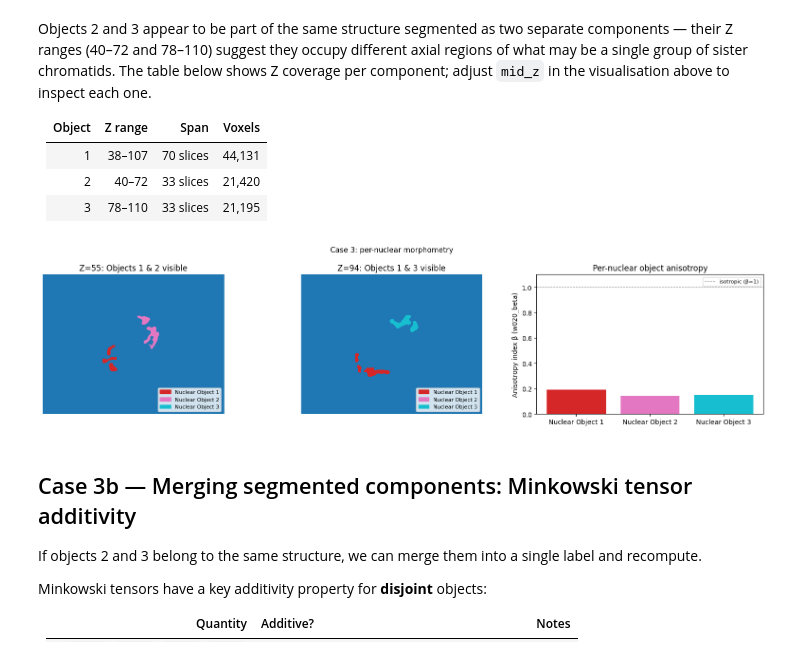
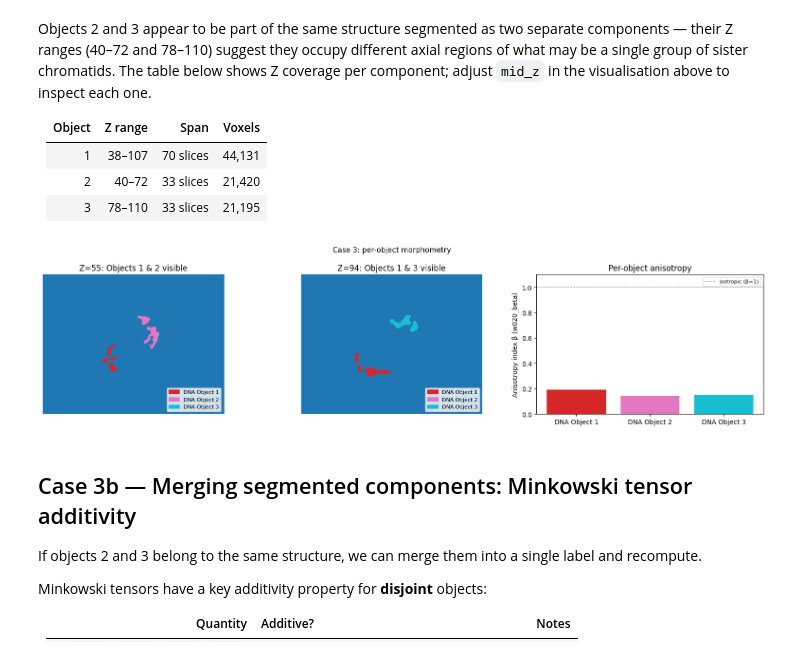
Before and after one commit to Ishihara-SynthMorph/pykarambola, a Jupyter notebook: examples/label_image_api.ipynb, the cells around one changed output. Saved outputs shown, nothing was run; the diff lists cells and outputs as text; code cells hidden in the pictures.

```diff
--- a/examples/label_image_api.ipynb
+++ b/examples/label_image_api.ipynb
@@ -37,10 +37,10 @@ The file is a 2-channel OME-TIFF with shape `(C, Z, Y, X)`:
 seg = tifffile.imread('../dataset/multilabel_test/f5d35d71_segmentation.ome.tif')
 print(f'Shape: {seg.shape}  dtype: {seg.dtype}')  # (2, Z, Y, X)
 
-nuclei_mask = (seg[0] > 0).astype(np.uint8)   # channel 0: DNA
-cell_mask   = (seg[1] > 0).astype(np.uint8)   # channel 1: cell body
+dna_mask  = (seg[0] > 0).astype(np.uint8)   # channel 0: DNA channel
+cell_mask = (seg[1] > 0).astype(np.uint8)   # channel 1: cell body
 
-Z, Y, X = nuclei_mask.shape
+Z, Y, X = dna_mask.shape
 # mid_z = Z // 2
 mid_z = 48  # manually set mid_z for visualization
 print(f'Volume shape: Z={Z}, Y={Y}, X={X}  |   Z-slice: {mid_z}')
@@ -150,11 +150,11 @@ The dividing daughter nuclear objects are expected to be more **elongated** (low
 # %%
-label_case3, n_objects = ndimage.label(nuclei_mask)
-print(f'Found {n_objects} nuclear objects')
+label_case3, n_objects = ndimage.label(dna_mask)
+print(f'Found {n_objects} DNA objects')
 
 results_case3 = pk.minkowski_tensors_from_label_image(label_case3, compute="all")
 
-print(f'\n{"Nuclear Obj":<12} {"Volume (µm³)":>14} {"Area (µm²)\'(3·w100)":>20} {"beta (anisotropy)":>18}')
-print('-' * 68)
+print(f'\n{"Object":<10} {"Volume (µm³)":>14} {"Area (µm²) (3·w100)":>21} {"beta (anisotropy)":>18}')
+print('-' * 67)
 for label, r in sorted(results_case3.items()):
-    print(f'{label:<12} {r["w000"] * voxel_size_um**3:>14.2f} {r["w100"] * voxel_size_um**2 * 3:>20.2f} {r["w020_beta"]:>18.4f}')
+    print(f'{label:<10} {r["w000"] * voxel_size_um**3:>14.2f} {r["w100"] * voxel_size_um**2 * 3:>21.2f} {r["w020_beta"]:>18.4f}')
 # %% [output]
@@ -180,38 +180,38 @@ cmap3 = plt.colormaps['tab10'].resampled(n_objects + 1)
 # Two slices are shown: one where Objects 1 & 2 are visible (Z=55),
 # and one where Objects 1 & 3 are visible (Z=94).
 z_obj12 = 55   # mid-Z of Object 2 (range 40-72); Object 1 also present
 z_obj13 = 94   # mid-Z of Object 3 (range 78-110); Object 1 also present
 
 fig, axes = plt.subplots(1, 3, figsize=(16, 4))
 
 axes[0].imshow(label_case3[z_obj12], cmap=cmap3, vmin=0, vmax=n_objects, interpolation='nearest')
 axes[0].set_title(f'Z={z_obj12}: Objects 1 & 2 visible')
 axes[0].axis('off')
 
 axes[1].imshow(label_case3[z_obj13], cmap=cmap3, vmin=0, vmax=n_objects, interpolation='nearest')
 axes[1].set_title(f'Z={z_obj13}: Objects 1 & 3 visible')
 axes[1].axis('off')
 
-patches3 = [mpatches.Patch(color=cmap3(i), label=f'Nuclear Object {i}') for i in range(1, n_objects + 1)]
+patches3 = [mpatches.Patch(color=cmap3(i), label=f'DNA Object {i}') for i in range(1, n_objects + 1)]
 for ax in axes[:2]:
     ax.legend(handles=patches3, loc='lower right', fontsize=8)
 
 # Anisotropy bar chart
-labels_bar = [f'Nuclear Object {i}' for i in sorted(results_case3)]
+labels_bar = [f'DNA Object {i}' for i in sorted(results_case3)]
 betas      = [results_case3[i]['w020_beta'] for i in sorted(results_case3)]
 colors     = [cmap3(i) for i in sorted(results_case3)]
 axes[2].bar(labels_bar, betas, color=colors)
 axes[2].axhline(1.0, color='grey', linestyle='--', linewidth=0.8, label='isotropic (β=1)')
 axes[2].set_ylabel('Anisotropy index β (w020_beta)')
 axes[2].set_ylim(0, 1.1)
-axes[2].set_title('Per-nuclear object anisotropy')
+axes[2].set_title('Per-object anisotropy')
 axes[2].legend(fontsize=8)
 
-plt.suptitle('Case 3: per-nuclear object morphometry', fontsize=11)
+plt.suptitle('Case 3: per-object morphometry', fontsize=11)
 plt.tight_layout()
 plt.show()
 # %% [output]
-[figure, old version]
+[figure, new version]
 # %% [markdown]
 ## Case 3b — Merging segmented components: Minkowski tensor additivity
 
```
Also changed, not shown: parts of 8 cells of this notebook, 1 other file.
